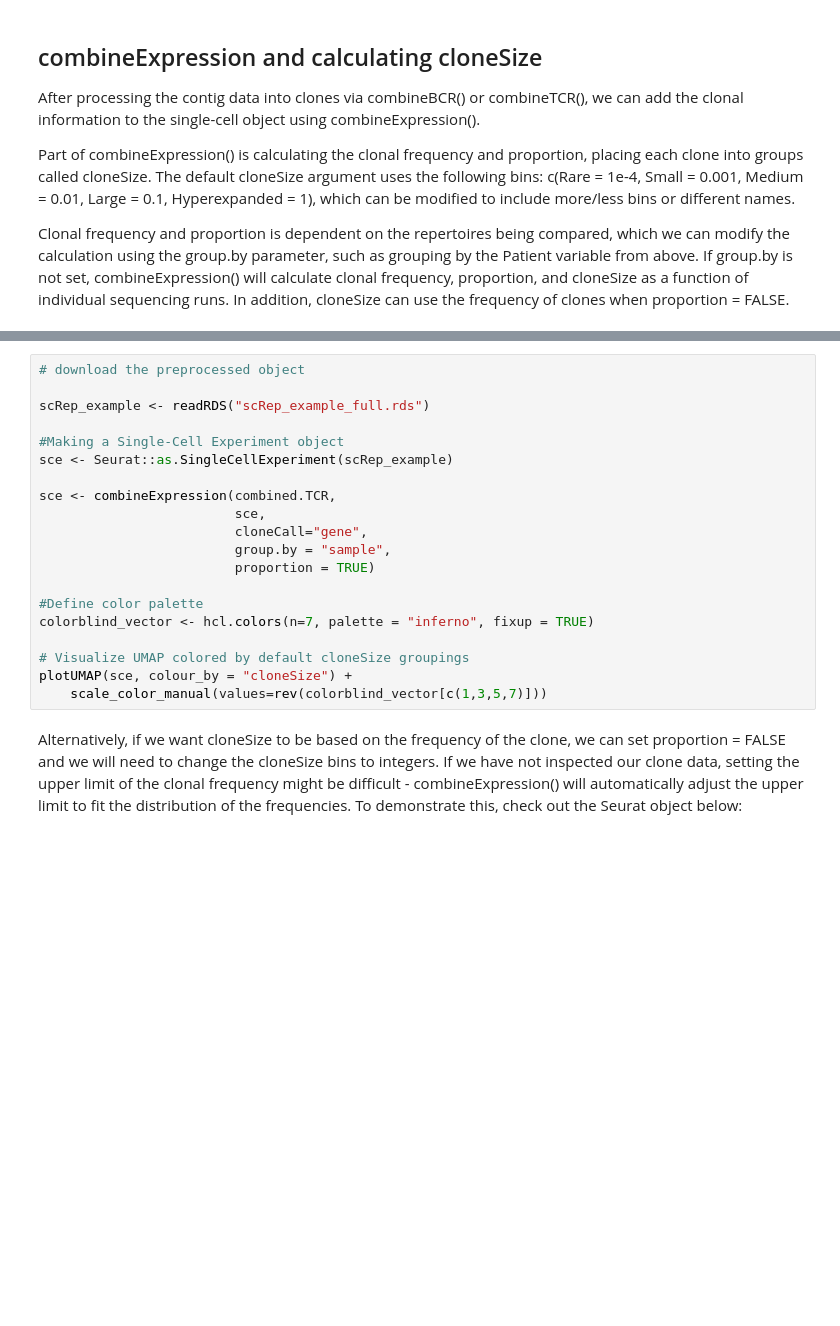
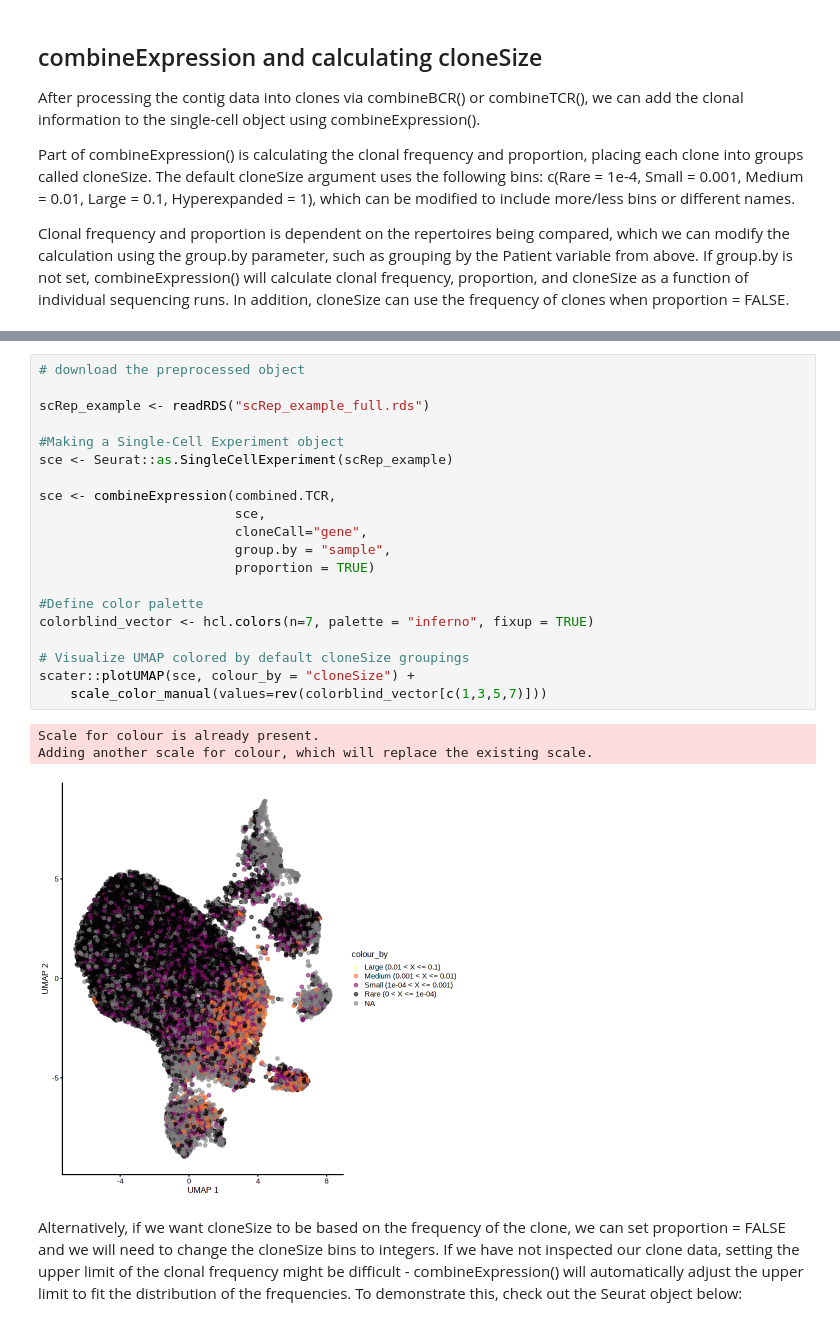
Before and after one commit to davidsebfischer/scRNAseq_workshop, a Jupyter notebook: notebooks/BCR_analysis.ipynb, the cells around one changed output, grey strips where cells are left out. Saved outputs shown, nothing was run; the diff lists cells and outputs as text; blank space fills up the shorter version.

```diff
--- a/notebooks/BCR_analysis.ipynb
+++ b/notebooks/BCR_analysis.ipynb
@@ -416,23 +484,27 @@ Clonal frequency and proportion is dependent on the repertoires being compared,
 # %%
 # download the preprocessed object
 
 scRep_example <- readRDS("scRep_example_full.rds")
 
 #Making a Single-Cell Experiment object
 sce <- Seurat::as.SingleCellExperiment(scRep_example)
 
 sce <- combineExpression(combined.TCR,
                          sce,
                          cloneCall="gene",
                          group.by = "sample",
                          proportion = TRUE)
 
 #Define color palette
 colorblind_vector <- hcl.colors(n=7, palette = "inferno", fixup = TRUE)
 
 # Visualize UMAP colored by default cloneSize groupings
-plotUMAP(sce, colour_by = "cloneSize") +
+scater::plotUMAP(sce, colour_by = "cloneSize") +
     scale_color_manual(values=rev(colorblind_vector[c(1,3,5,7)]))
+# %% [output]
+Scale for colour is already present.
+Adding another scale for colour, which will replace the existing scale.
+[figure, added]
 # %% [markdown]
 Alternatively, if we want cloneSize to be based on the frequency of the clone, we can set proportion = FALSE and we will need to change the cloneSize bins to integers. If we have not inspected our clone data, setting the upper limit of the clonal frequency might be difficult - combineExpression() will automatically adjust the upper limit to fit the distribution of the frequencies. To demonstrate this, check out the Seurat object below:
 # %%
```
Also changed, not shown: parts of 29 cells of this notebook.
